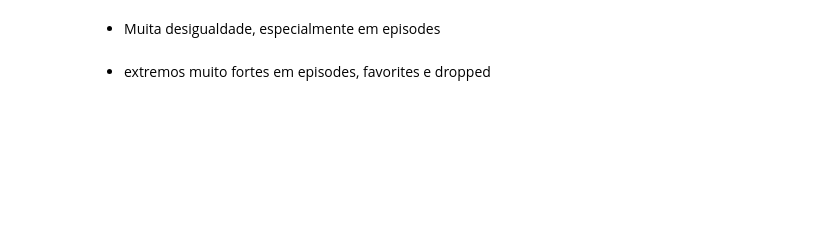
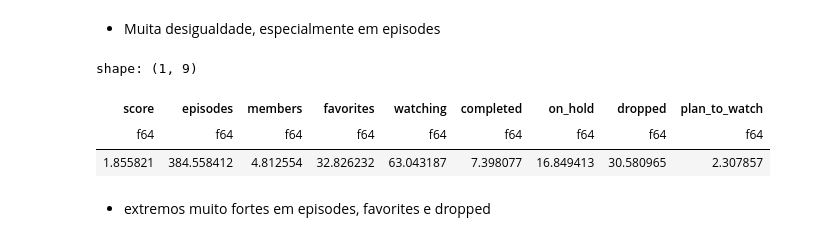
Before and after one commit to Nubily44/CD_EP, a Jupyter notebook: analise_exploratoria.ipynb, the cells around one changed output. Cells and saved outputs as stored; diff of their text form; code cells hidden in the pictures; blank space fills up the shorter version.

```diff
--- a/analise_exploratoria.ipynb
+++ b/analise_exploratoria.ipynb
@@ -237,9 +248,14 @@ NameError: name 'df_corr' is not defined
 # %% [markdown]
 - Muita desigualdade, especialmente em episodes
 # %%
-df_corr.select(
+df_zeronull.select(
     pl.all().kurtosis()
 )
+# %% [output]
+shape: (1, 9)
+| score | episodes | members | favorites | watching | completed | on_hold | dropped | plan_to_watch |
+| f64 | f64 | f64 | f64 | f64 | f64 | f64 | f64 | f64 |
+| 1.855821 | 384.558412 | 4.812554 | 32.826232 | 63.043187 | 7.398077 | 16.849413 | 30.580965 | 2.307857 |
 # %% [markdown]
 - extremos muito fortes em episodes, favorites e dropped
 # %%
```
Also changed, not shown: parts of 9 cells of this notebook.
